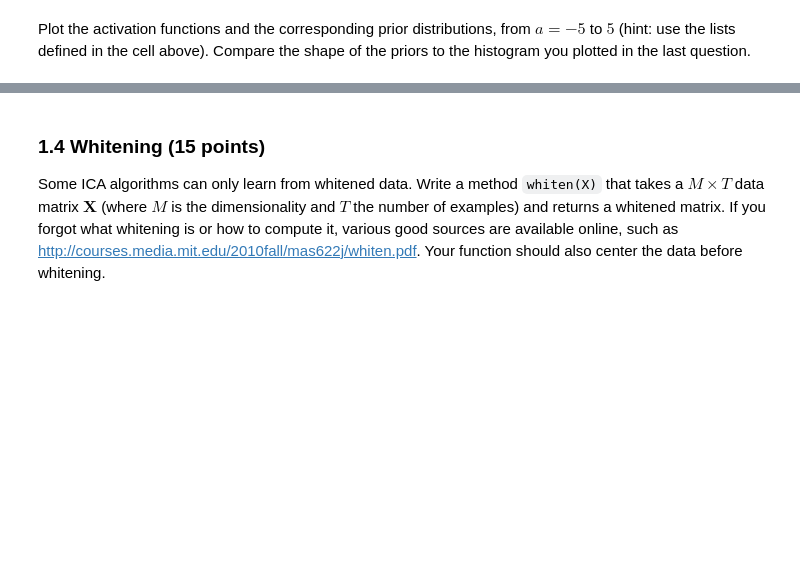
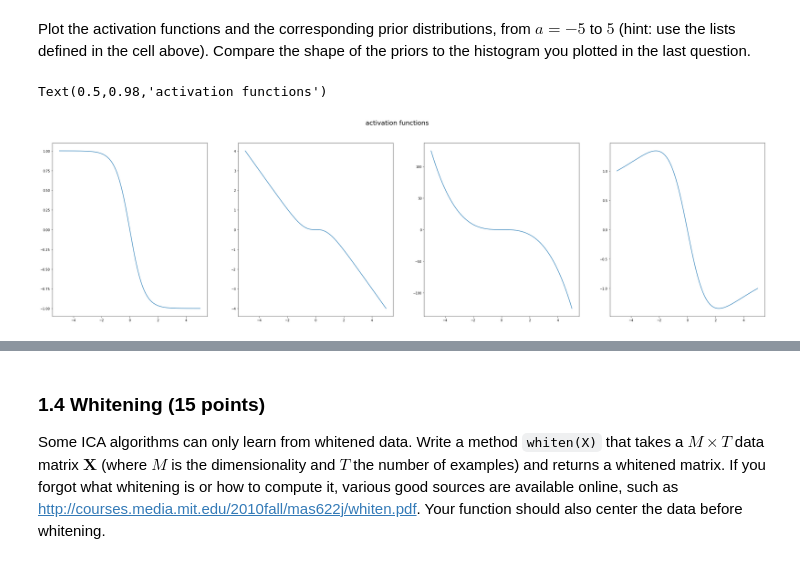
Before and after one commit to JappaB/ML2, a Jupyter notebook: lab1/lab1.ipynb, the cells around one changed output, grey strips where cells are left out. Saved outputs shown, nothing was run; the diff lists cells and outputs as text; code cells hidden in the pictures; blank space fills up the shorter version.

Commit message:
nog meer plotssss, wat theorie en een (mini) begin aan ICA

```diff
--- a/lab1/lab1.ipynb
+++ b/lab1/lab1.ipynb
@@ -232,0 +223,15 @@ raise NotImplementedError()
+# %%
+### 1.3 Implicit priors (continued)
+a = np.linspace(-5, 5, 1000)
+
+fig, axes = plt.subplots(nrows = 1, ncols=len(activation_functions), figsize = (40,10))
+for i,fn in enumerate(activation_functions):
+    axes[i].plot(a,activation_functions[i](a))
+
+
+
+
+plt.suptitle('activation functions', fontsize = 20)
+# %% [output]
+Text(0.5,0.98,'activation functions')
+[figure, added]
```
Also changed, not shown: parts of 13 cells of this notebook.
